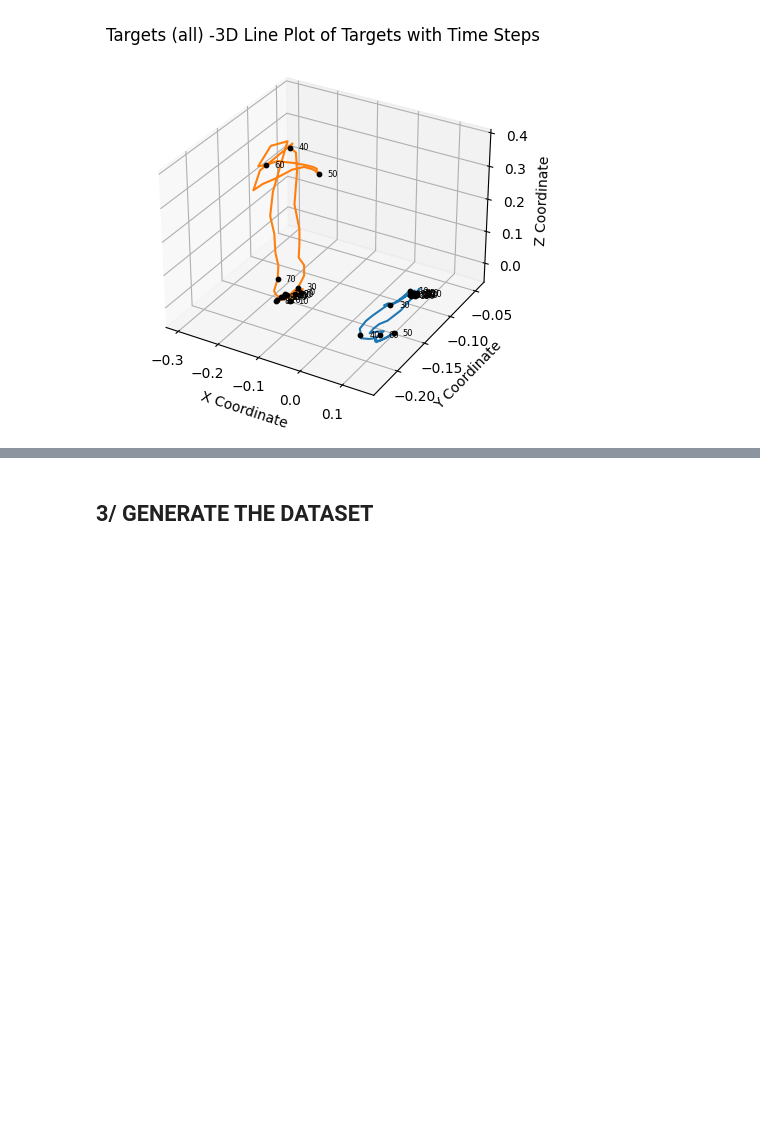
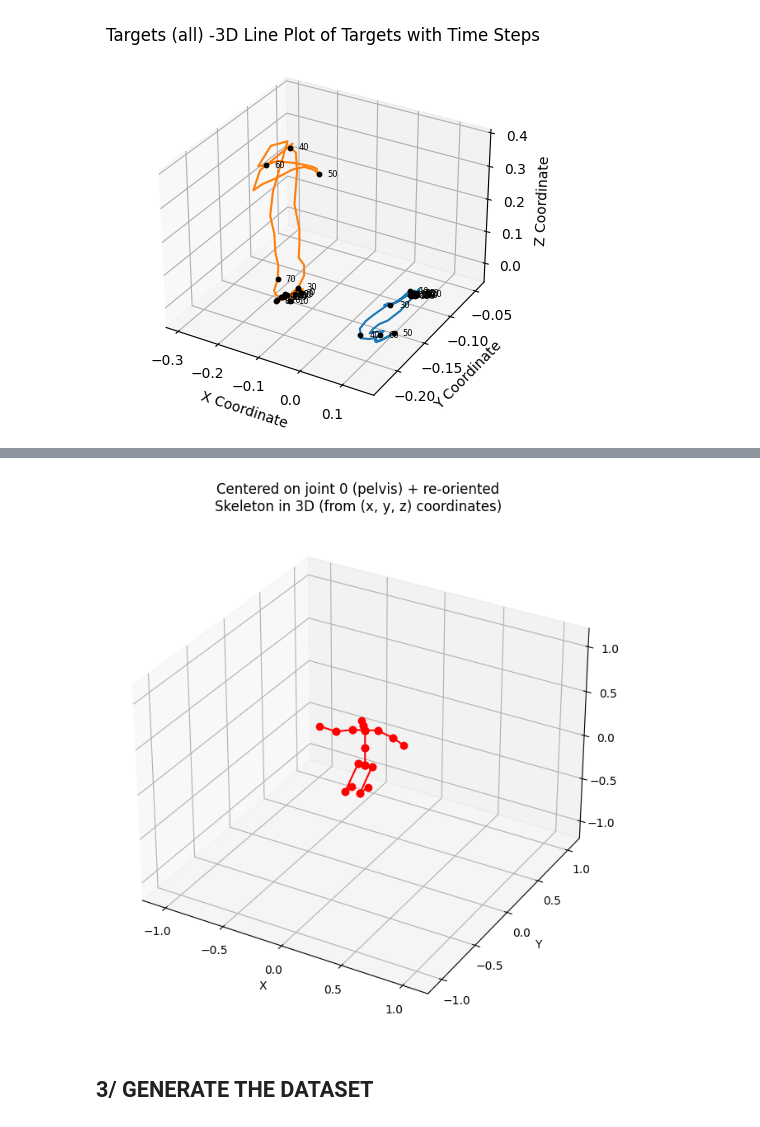
Before and after one commit to anaele-paris/Poppy, a Jupyter notebook: video_capturing.ipynb, the cells around one changed output, grey strips where cells are left out. Saved outputs shown, nothing was run; the diff lists cells and outputs as text; code cells hidden in the pictures; blank space fills up the shorter version.

```diff
--- a/video_capturing.ipynb
+++ b/video_capturing.ipynb
@@ -775,3 +825,27 @@ plot_3d_hand_trajectory(targets, period=10, title='Targets (all) -')
+# %%
+# ALTERNATIVE 2 CENTERING ON BASE OF NECK (JOINT 8)
+
+# Choose sequence
+begin = 0
+end = 200
+sequence = slice(begin, end)
+
+# Centered on joint 0 (pelvis)
+plot_skeletons_video_xyz(skeletons_pp[sequence,:,:], topology, proportionnal=1, title="Centered on joint 0 (pelvis)\n") # to view extract [50:150,:,:]
+
+# Centered on joint 8 (base of neck)
+topology = [0, 0, 1, 2, 0, 4, 5, 0, 7, 8, 9, 8, 11, 12, 8, 14, 15]
+skeletons_pp_8 = preprocess_skeletons(skeletons, topology, ref_joint=8 ,alpha= np.pi/4 , smoothing_n=4, interpolation_factor = 1 )
+plot_skeletons_video_xyz(skeletons_pp_8[sequence,:,:], topology, proportionnal=1, title="Centered on joint 8 (base of neck)\n") # to view extract [50:150,:,:]
+
+# Centered on joint 8 + re-oriented
+test = reorient_skeleton(skeletons_pp_8, topology)
+plot_skeletons_video_xyz(test[sequence,:,:], topology, proportionnal=1, title="Centered on joint 8 (base of neck) + re-oriented\n") # to view extract [50:150,:,:]
+
+# Centered on joint 0 + re-oriented
+plot_skeletons_video_xyz(test[sequence,:,:], topology, proportionnal=1, title="Centered on joint 0 (pelvis) + re-oriented\n") # to view extract [50:150,:,:]
+# %% [output]
+[figure, added]
 # %% [markdown]
 **3/ GENERATE THE DATASET**
 ---
```
Also changed, not shown: parts of 13 cells of this notebook, 12 other files.
